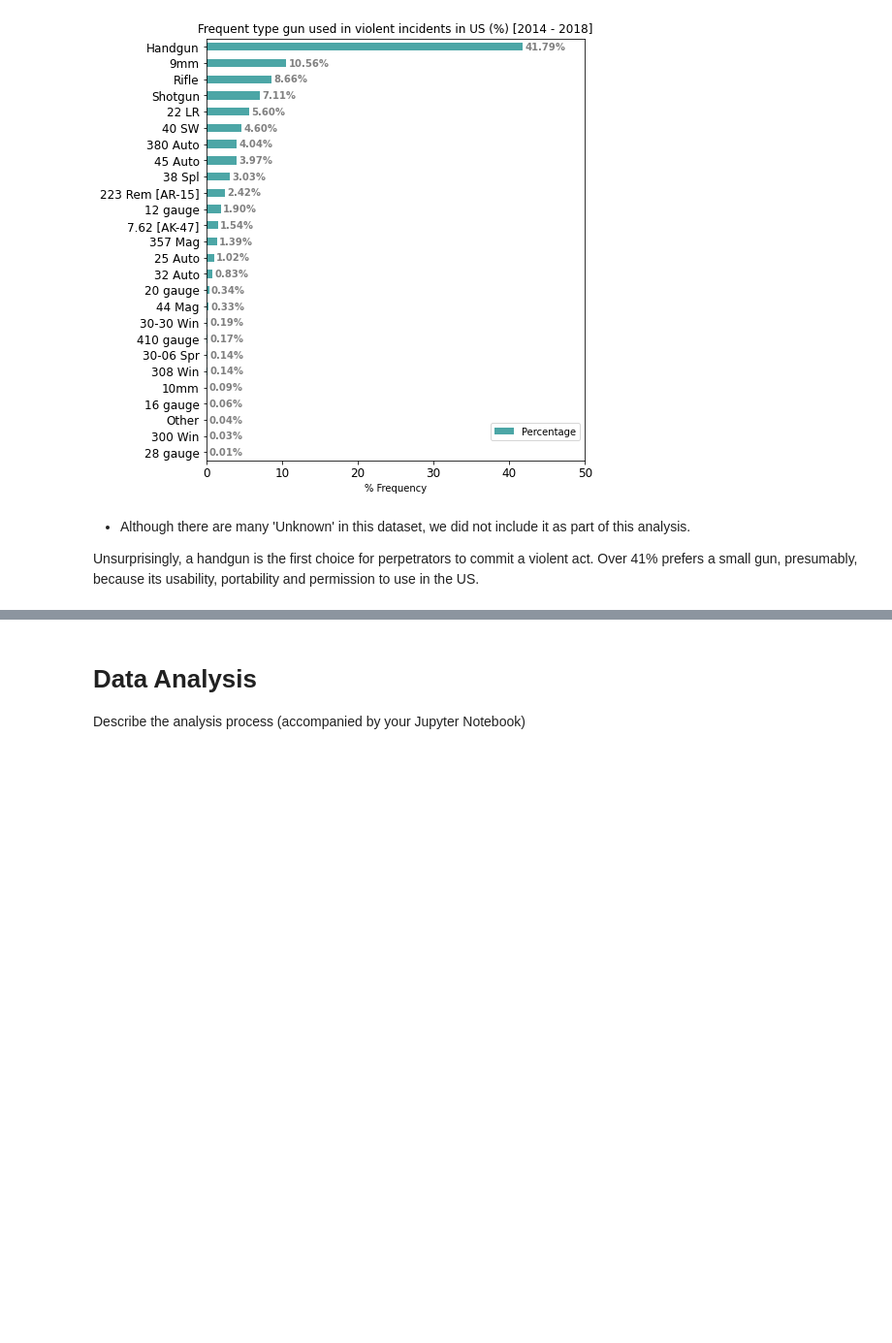
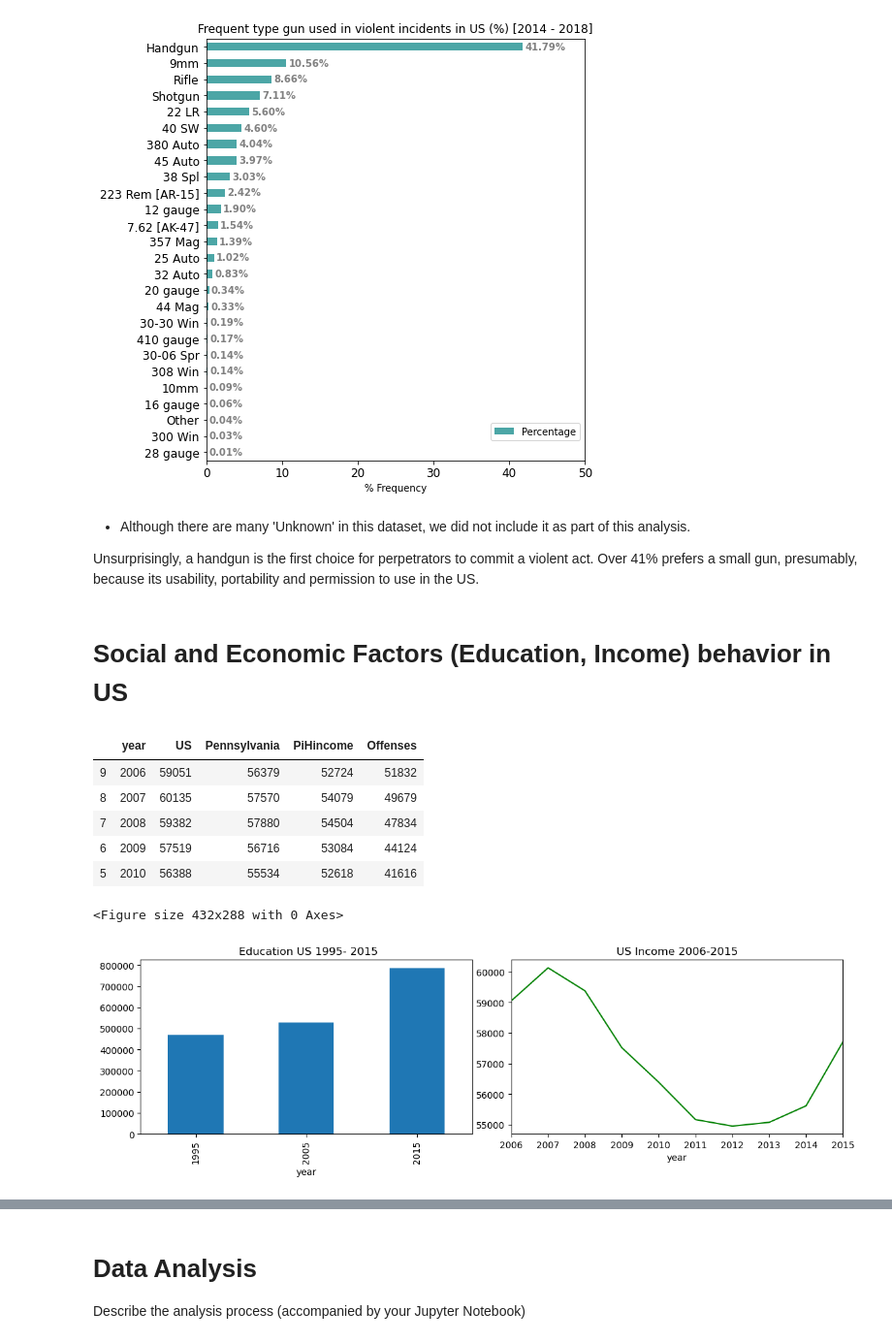
Before and after one commit to palolo02/Project1, a Jupyter notebook: Crime in US.ipynb, the cells around one changed output, grey strips where cells are left out. Shown: that part at 97% size. Saved outputs shown, nothing was run; the diff lists cells and outputs as text; code cells hidden in the pictures; blank space fills up the shorter version.

```diff
--- a/Crime in US.ipynb
+++ b/Crime in US.ipynb
@@ -355,3 +430,41 @@ plt.show()
 Unsurprisingly, a handgun is the first choice for perpetrators to commit a violent act. Over 41% prefers a small gun, presumably, because its usability, portability and permission to use in the US.
 # %%
 Mike:
+# %% [markdown]
+# Social and Economic Factors (Education, Income) behavior in US
+# %%
+# Crime, Education and Income in US overview getting some insight from it
+
+display(v_grp_metrics_df.head(5))
+
+fig = plt.figure()
+fig = plt.figure(figsize=(12,7), dpi=100)
+
+#  Education us
+ax1 = fig.add_subplot(221) #121
+ax = v_ori_us_edu_05_15_df.plot(x='year',  y='t_edu', ax=ax1, kind="bar",
+                           legend = False, title = " Education US 1995- 2015")
+#  Income  us
+
+ax2 = fig.add_subplot(222) #122
+fig.tight_layout(pad=2.0)
+ax = v_grp_metrics_df.plot(x='year',  y='US', ax=ax2, kind="line", color="green",
+                           legend = False, title = "US Income 2006-2015")
+
+# Crime in US
+#ax3 = fig.add_subplot(234)
+#ax = v_grp_metrics_df.plot(x='year',  y='Offenses', ax=ax3, kind="line", color="green",
+#                           legend = False, title = "xxx")
+
+
+
+plt.show()
+# %% [output]
+|  | year | US | Pennsylvania | PiHincome | Offenses |
+| 9 | 2006 | 59051 | 56379 | 52724 | 51832 |
+| 8 | 2007 | 60135 | 57570 | 54079 | 49679 |
+| 7 | 2008 | 59382 | 57880 | 54504 | 47834 |
+| 6 | 2009 | 57519 | 56716 | 53084 | 44124 |
+| 5 | 2010 | 56388 | 55534 | 52618 | 41616 |
+<Figure size 432x288 with 0 Axes>
+[figure, added]
```
Also changed, not shown: parts of 30 cells of this notebook, 1 other file.
